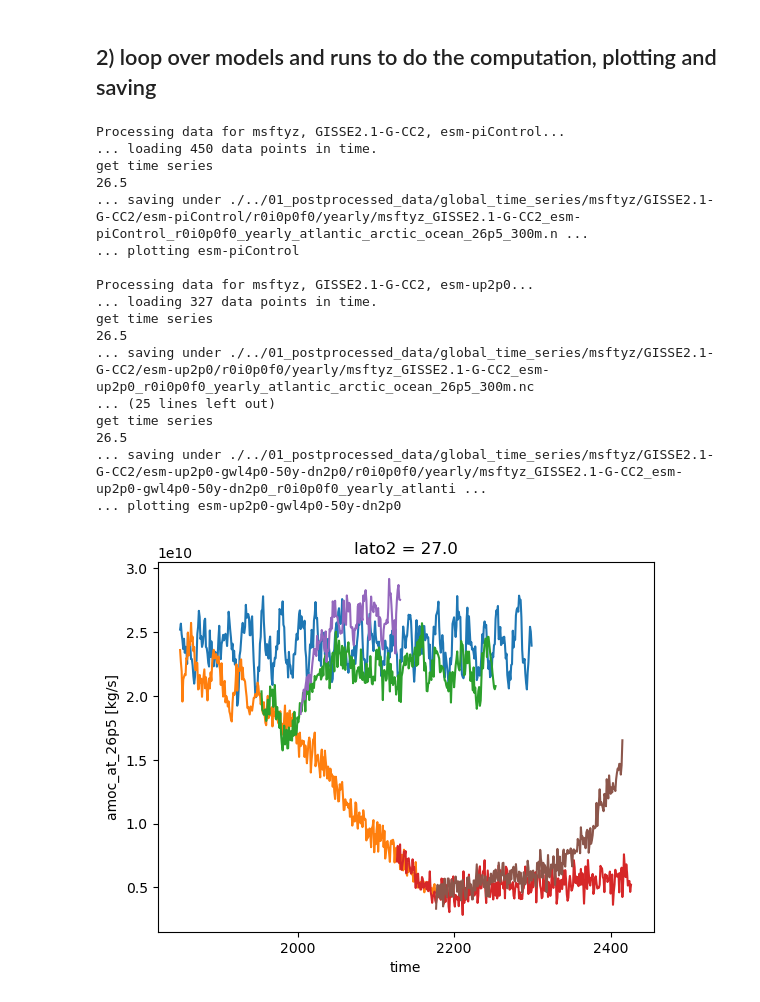
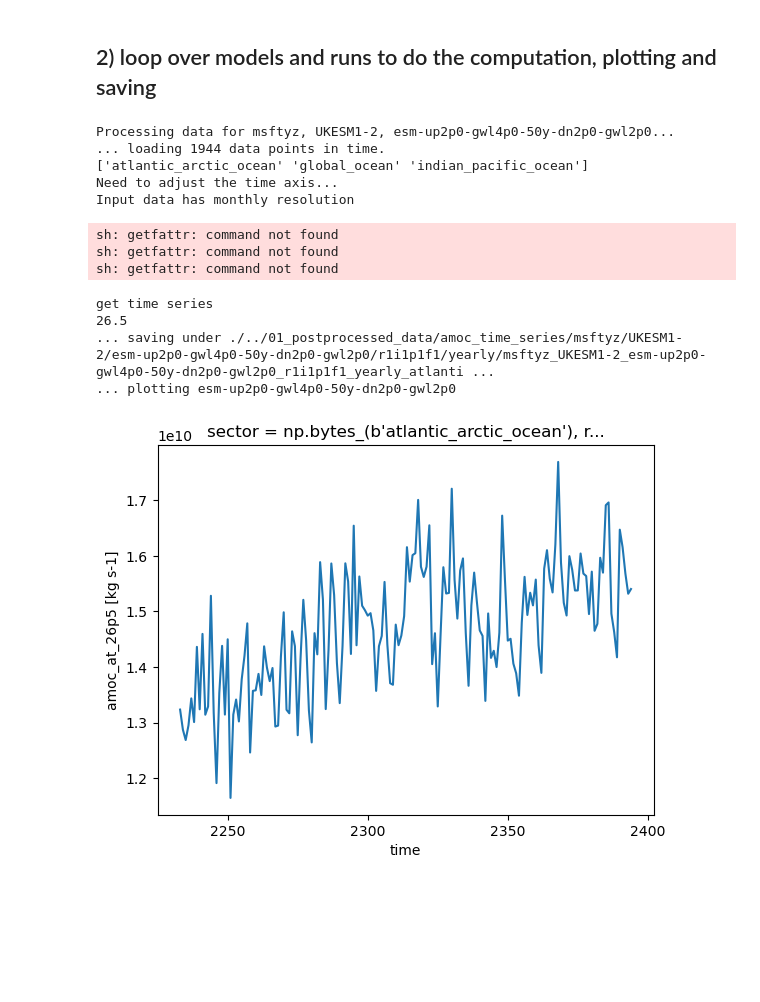
Before and after one commit to eikekoehn/TIPMIP_carbon_cycle, a Jupyter notebook: 01_postprocessing/calc_time_series_of_amoc.ipynb, the cells around one changed output. Cells and saved outputs as stored; diff of their text form; code cells hidden in the pictures; blank space fills up the shorter version.

Commit message:
include UKESM AMOC calculation

```diff
--- a/01_postprocessing/calc_time_series_of_amoc.ipynb
+++ b/01_postprocessing/calc_time_series_of_amoc.ipynb
@@ -55,6 +55,9 @@ def calc_overturning_strength(da, freq_input, freq_output, basin_choice='atlanti
     elif "lato2" in da.coords:
         latdim = 'lato2'
         da3 = da2.sel(lato2=lat_choice,method='nearest')
+    elif "rlat" in da.coords:
+        latdim = 'rlat'
+        da3 = da2.sel(rlat=lat_choice,method='nearest')
     else:
         print(da.dims)
         raise Exception('No known latitude dim.')
@@ -98,14 +101,14 @@ lat_choice = 26.5
 min_depth_choice = 300
 basin_choice = 'atlantic_arctic_ocean'
 
-freq_input = 'yearly'#, 'yearly', 'daily'] #freq_output = 'monthly'#, 'yearly', 'daily', 'climatology', None]
+freq_input = 'monthly'#, 'yearly', 'daily'] #freq_output = 'monthly'#, 'yearly', 'daily', 'climatology', None]
 freq_output = 'yearly'
 #varias = ['msftyz']#['msftyz']#,'msftmz']
-models = ['GISSE2.1-G-CC2'] #['IPSL-CM6-ESMCO2']#['GFDL-ESM2M']#['NorESM2-LM']##['IPSL-CM6-ESMCO2']#,'NorESM2-LM','GFDL-ESM2M'] # ,['GFDL-ESM2M']#
-runs = pruns.get_run_list('tipmip_tier1')[:-1]#[1:2]#[:1]#[1:]#[1:2]#[:1]#[1:]#[-1:] #
+models = ['UKESM1-2']#['GISSE2.1-G-CC2'] #['IPSL-CM6-ESMCO2']#['GFDL-ESM2M']#['NorESM2-LM']##['IPSL-CM6-ESMCO2']#,'NorESM2-LM','GFDL-ESM2M'] # ,['GFDL-ESM2M']#
+runs = pruns.get_run_list('tipmip_tier1')[-1:]#[:-1]#[1:2]#[:1]#[1:]#[1:2]#[:1]#[1:]#[-1:] #
 
 def get_varia(model):
-    if model in ['IPSL-CM6-ESMCO2','GFDL-ESM2M','GISSE2.1-G-CC2']:
+    if model in ['IPSL-CM6-ESMCO2','GFDL-ESM2M','GISSE2.1-G-CC2','UKESM1-2']:
         varia = 'msftyz'
     elif model in ['NorESM2-LM']:
         varia = 'msftmz'
@@ -121,49 +124,44 @@ for model in models:
     member = mgrab.get_member()
 
     global_stats = dict()
     for run in runs:
         print(f'Processing data for {varia}, {model}, {run}...')
 
         # first get the dataset
         #print('... loading ...')
         da = mgrab.get_data(varia,run,freq_input=freq_input,verbose_level=0)#.compute()
         print(f'... loading {da.time.size} data points in time.')
 
         # now calculate the overturning
         overturning = calc_overturning_strength(da, freq_input, freq_output, basin_choice=basin_choice, lat_choice=lat_choice, min_depth_choice=min_depth_choice)
         lat_string = str(lat_choice).replace('.','p')
 
         # now save the data
-        save_dir = f'./../01_postprocessed_data/global_time_series/{varia}/{model}/{run}/{member}/{freq_output}'
+        save_dir = f'./../01_postprocessed_data/amoc_time_series/{varia}/{model}/{run}/{member}/{freq_output}'
         os.makedirs(save_dir,exist_ok=True)
         save_string = f'{save_dir}/{varia}_{model}_{run}_{member}_{freq_output}_{basin_choice}_{lat_string}_{min_depth_choice}m.nc'
         print(f'... saving under {save_string}')
         overturning.to_netcdf(save_string)#,encoding=encoding)
 
         # keep in a local dictionary for plotting
         global_stats[run] = overturning
 
         #for key in global_stats.keys():
         print(f'... plotting {run}')
         global_stats[run].plot()
         print(' ')
     plt.show()
 # %% [output]
-Processing data for msftyz, GISSE2.1-G-CC2, esm-piControl...
-... loading 450 data points in time.
-get time series
-26.5
-... saving under ./../01_postprocessed_data/global_time_series/msftyz/GISSE2.1-G-CC2/esm-piControl/r0i0p0f0/yearly/msftyz_GISSE2.1-G-CC2_esm-piControl_r0i0p0f0_yearly_atlantic_arctic_ocean_26p5_300m.n ...
-... plotting esm-piControl
-
-Processing data for msftyz, GISSE2.1-G-CC2, esm-up2p0...
-... loading 327 data points in time.
-get time series
-26.5
-... saving under ./../01_postprocessed_data/global_time_series/msftyz/GISSE2.1-G-CC2/esm-up2p0/r0i0p0f0/yearly/msftyz_GISSE2.1-G-CC2_esm-up2p0_r0i0p0f0_yearly_atlantic_arctic_ocean_26p5_300m.nc
-... (25 lines left out)
-get time series
-26.5
-... saving under ./../01_postprocessed_data/global_time_series/msftyz/GISSE2.1-G-CC2/esm-up2p0-gwl4p0-50y-dn2p0/r0i0p0f0/yearly/msftyz_GISSE2.1-G-CC2_esm-up2p0-gwl4p0-50y-dn2p0_r0i0p0f0_yearly_atlanti ...
-... plotting esm-up2p0-gwl4p0-50y-dn2p0
+Processing data for msftyz, UKESM1-2, esm-up2p0-gwl4p0-50y-dn2p0-gwl2p0...
+... loading 1944 data points in time.
+['atlantic_arctic_ocean' 'global_ocean' 'indian_pacific_ocean']
+Need to adjust the time axis...
+Input data has monthly resolution
+sh: getfattr: command not found
+sh: getfattr: command not found
+sh: getfattr: command not found
+get time series
+26.5
+... saving under ./../01_postprocessed_data/amoc_time_series/msftyz/UKESM1-2/esm-up2p0-gwl4p0-50y-dn2p0-gwl2p0/r1i1p1f1/yearly/msftyz_UKESM1-2_esm-up2p0-gwl4p0-50y-dn2p0-gwl2p0_r1i1p1f1_yearly_atlanti ...
+... plotting esm-up2p0-gwl4p0-50y-dn2p0-gwl2p0
-[figure, old version]
+[figure, new version]
```
Also changed, not shown: 5 other files.
